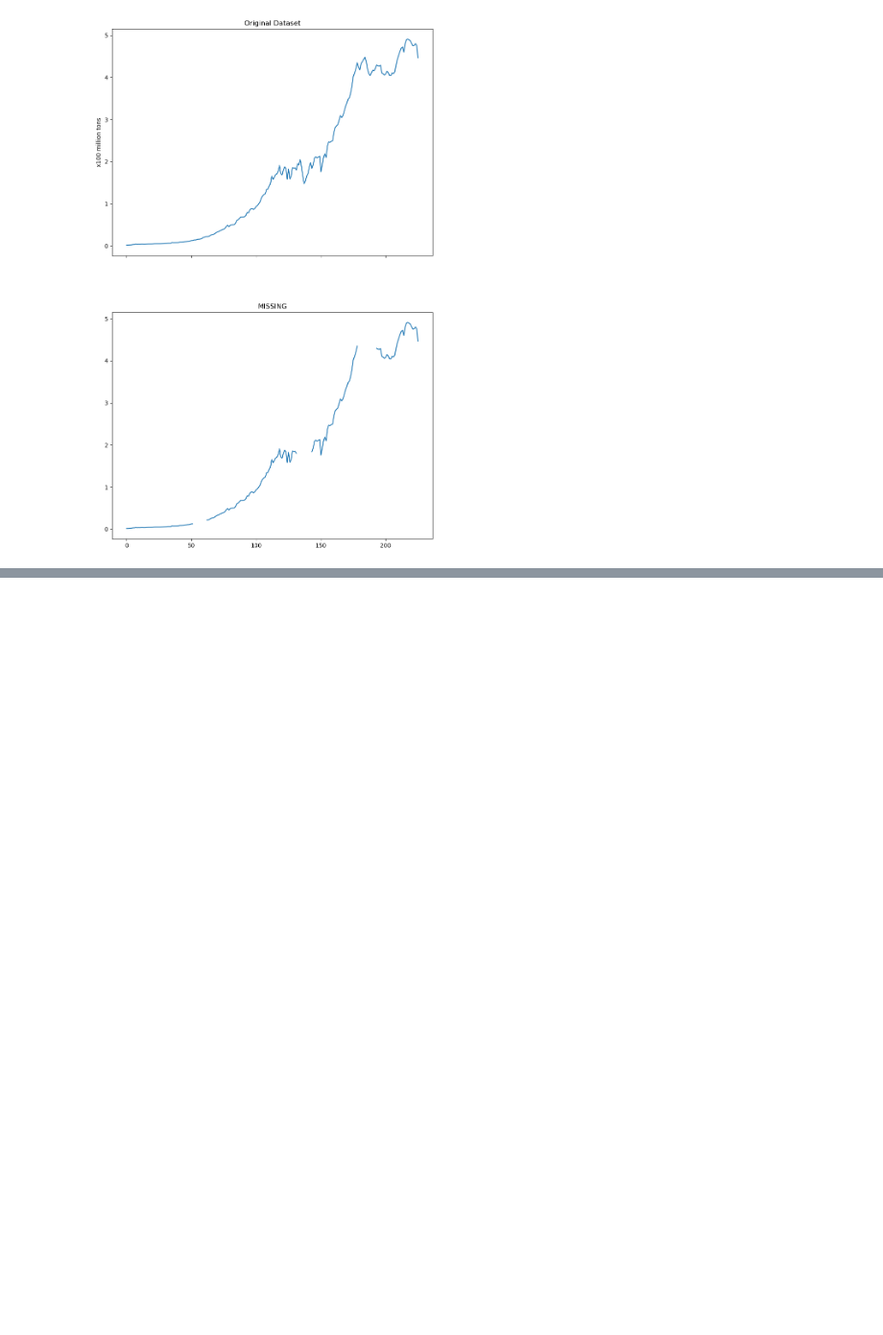
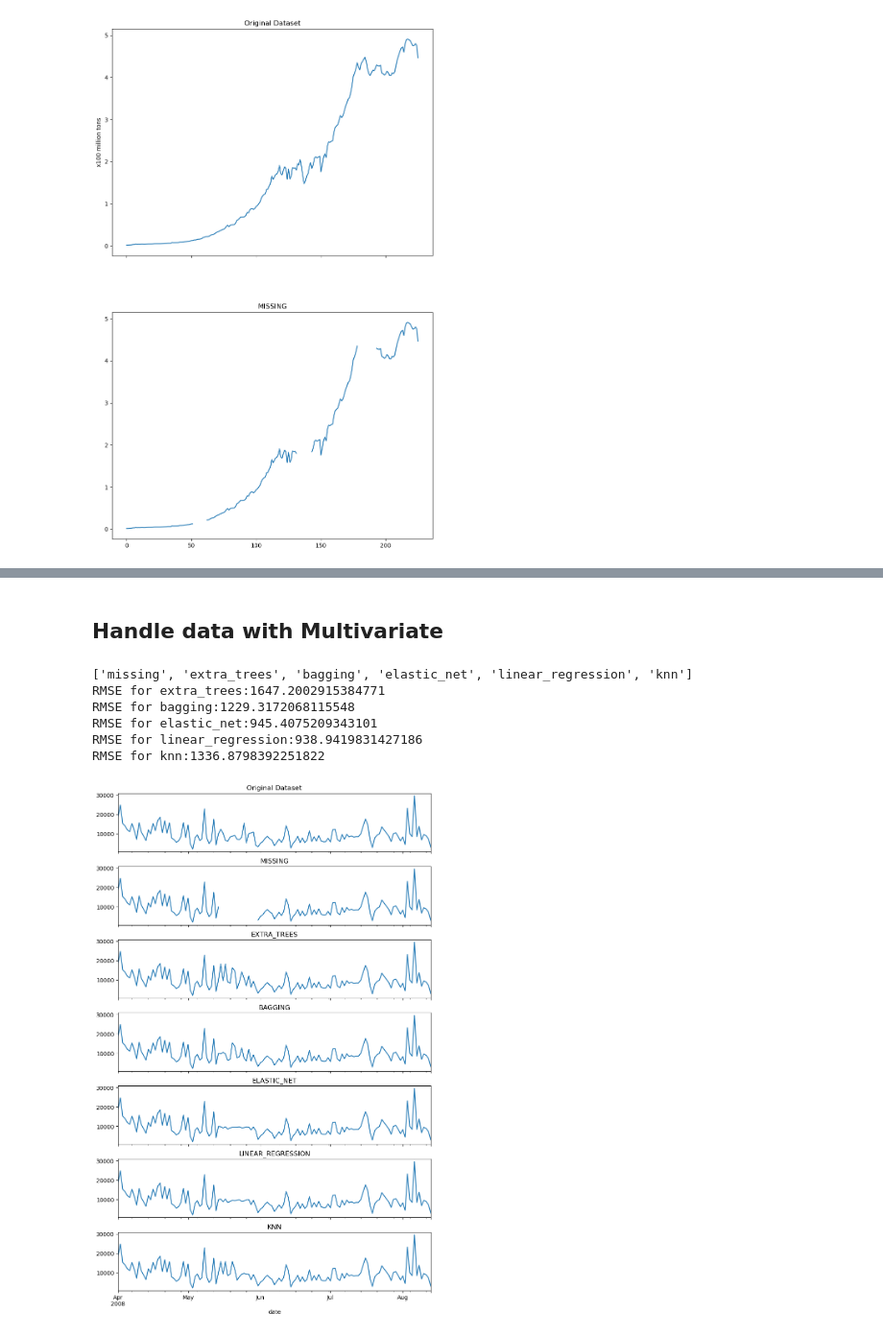
Before and after one commit to alexhandsome2/timeanalysis, a Jupyter notebook: ch7.ipynb, the cells around one changed output, grey strips where cells are left out. Shown at 96% size. Cells and saved outputs as stored; diff of their text form; code cells hidden in the pictures; blank space fills up the shorter version.

```diff
--- a/ch7.ipynb
+++ b/ch7.ipynb
@@ -192,0 +247,31 @@ plot_dfs(co2_original,
+# %% [markdown]
+## Handle data with Multivariate
+# %%
+folder = Path('../../datasets/Ch7/')
+clicks_original = read_dataset(folder,'clicks_original.csv','date')
+clicks_missing = read_dataset(folder,'clicks_missing.csv', 'date')
+# %%
+estimators=[('extra_trees',ExtraTreesRegressor(n_estimators=10)),
+           ('bagging', BaggingRegressor(n_estimators=10)),
+            ('elastic_net', ElasticNet()),
+            ('linear_regression', LinearRegression()),
+            ('knn', KNeighborsRegressor(n_neighbors=3))]
+# %%
+clicks_vals = clicks_missing.iloc[:,0:3].values
+for e_name, e in estimators:
+    est= IterativeImputer(random_state=15,
+                         estimator=e).fit(clicks_vals)
+    clicks_missing[e_name]=est.transform(clicks_vals)[:,2]
+# %%
+_ = rmse_score(clicks_original,clicks_missing,'clicks')
+# %% [output]
+['missing', 'extra_trees', 'bagging', 'elastic_net', 'linear_regression', 'knn']
+RMSE for extra_trees:1647.2002915384771
+RMSE for bagging:1229.3172068115548
+RMSE for elastic_net:945.4075209343101
+RMSE for linear_regression:938.9419831427186
+RMSE for knn:1336.8798392251822
+# %%
+plot_dfs(clicks_original,clicks_missing,'clicks')
+# %% [output]
+[figure, added]
```
Also changed, not shown: parts of 14 cells of this notebook, 1 other file.
